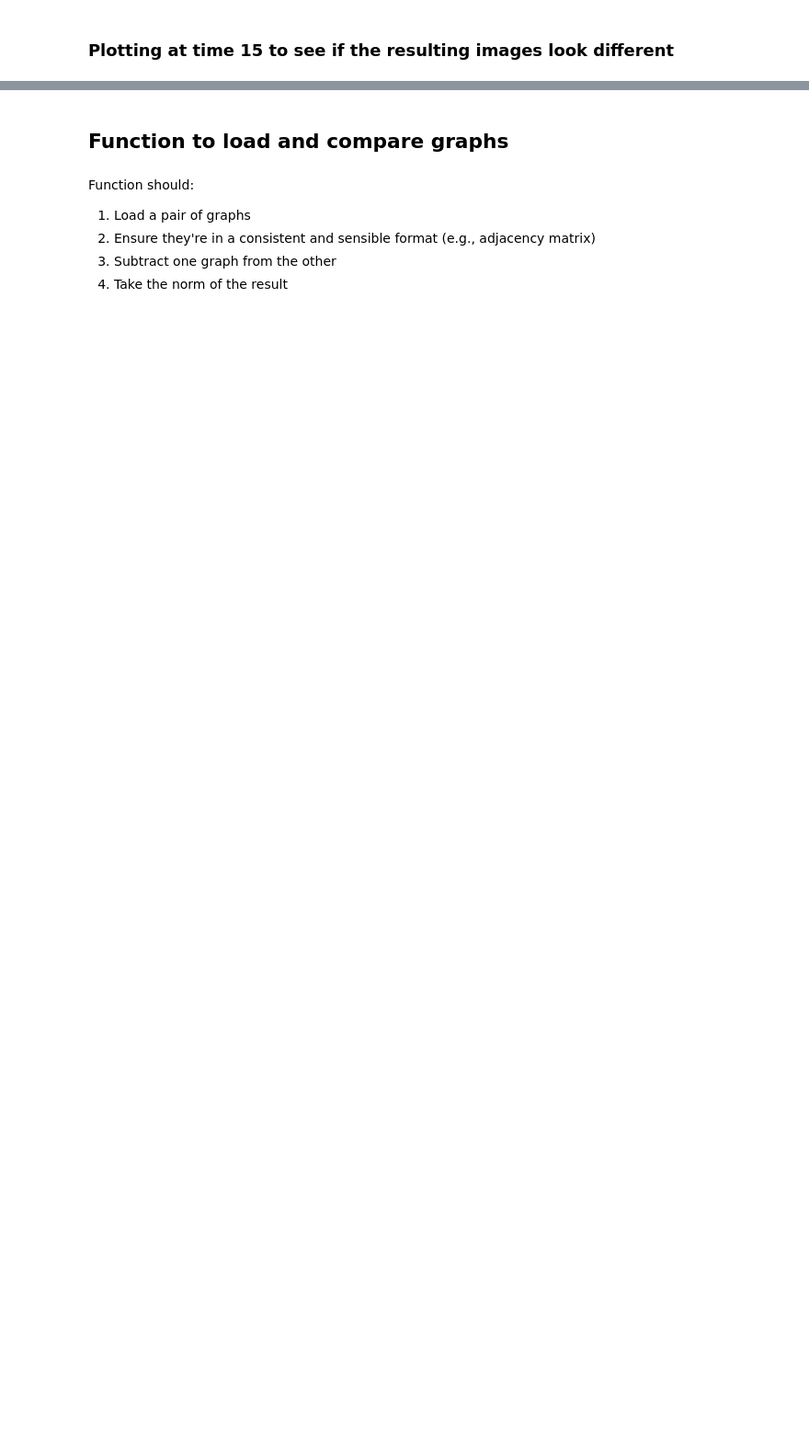
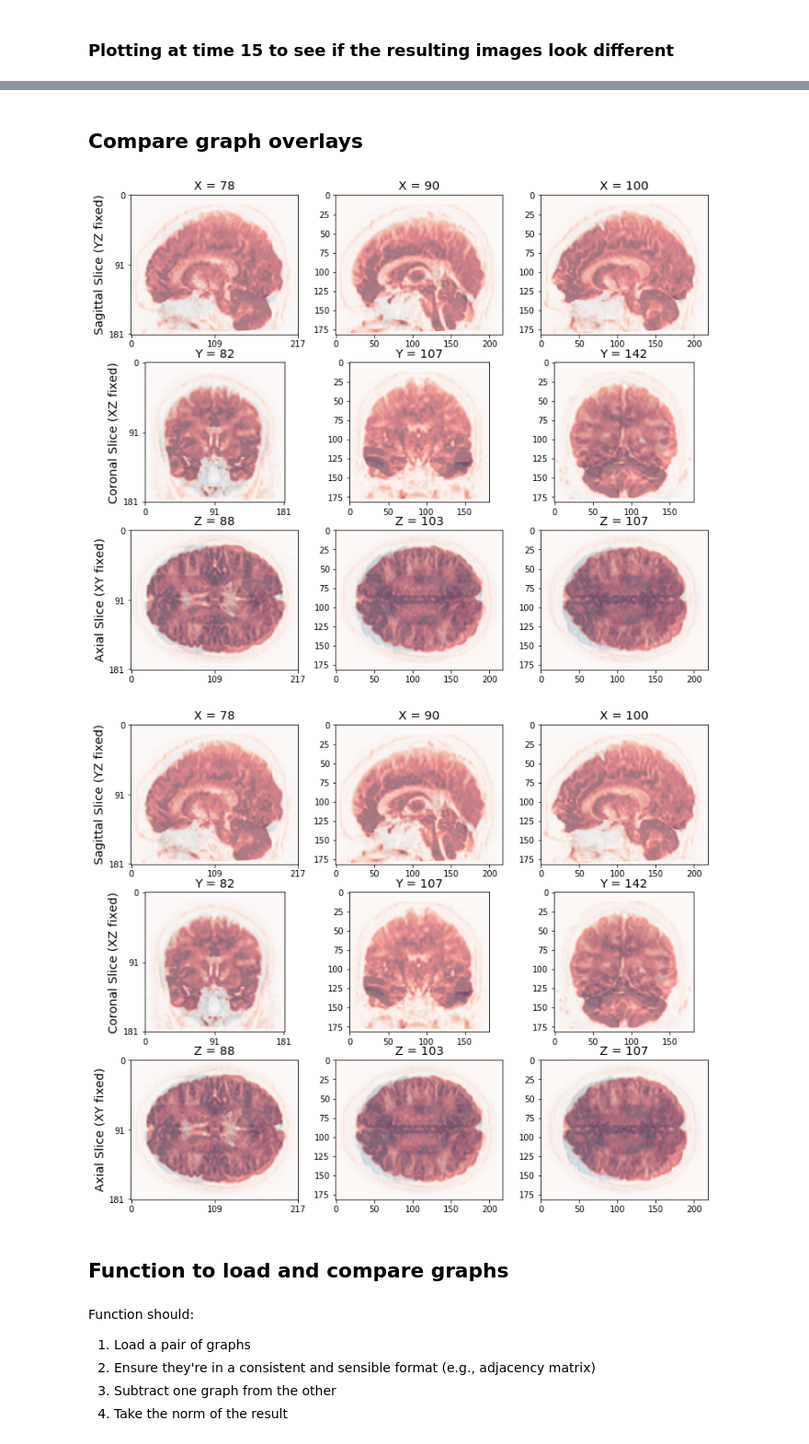
Before and after one commit to neurodata/aloftus, a Jupyter notebook: pr-diff.ipynb, the cells around one changed output, grey strips where cells are left out. Shown at 92% size. Cells and saved outputs as stored; diff of their text form; code cells hidden in the pictures; blank space fills up the shorter version.

```diff
--- a/pr-diff.ipynb
+++ b/pr-diff.ipynb
@@ -273,8 +277,6 @@ print(type(eric_data))
 # %% [output]
 <class 'numpy.ndarray'>
 <class 'numpy.ndarray'>
-# %%
-nib.affines.apply_affine(eric_data.get_affine(), )
 # %% [markdown]
 ## Registrations plotted in space
 # %%
@@ -314,0 +333,5 @@ plotting.plot_img(image.index_img(eric_reg_loc, 15))
+# %%
+# Make a Frankensteinish nifti image file with the affine of eric's registration image and the data from the master registration image.
+master_nib_new = nib.Nifti1Image(master_nib.get_data(), eric_aff, header=master_nib.header)
+# %% [markdown]
+## Compare graph overlays
@@ -315,3 +433,8 @@ plotting.plot_img(image.index_img(eric_reg_loc, 15))
+# %%
+plot_overlays(eric_nib.get_data()[:, :, :, 0], master_nib_new.get_data()[:, :, :, 0], cmaps=['Blues', 'Reds'])
+# %% [output]
+[figure, added]
+[figure, added]
 # %% [markdown]
 ## Function to load and compare graphs
 # %% [markdown]
```
Also changed, not shown: parts of 17 cells of this notebook.
